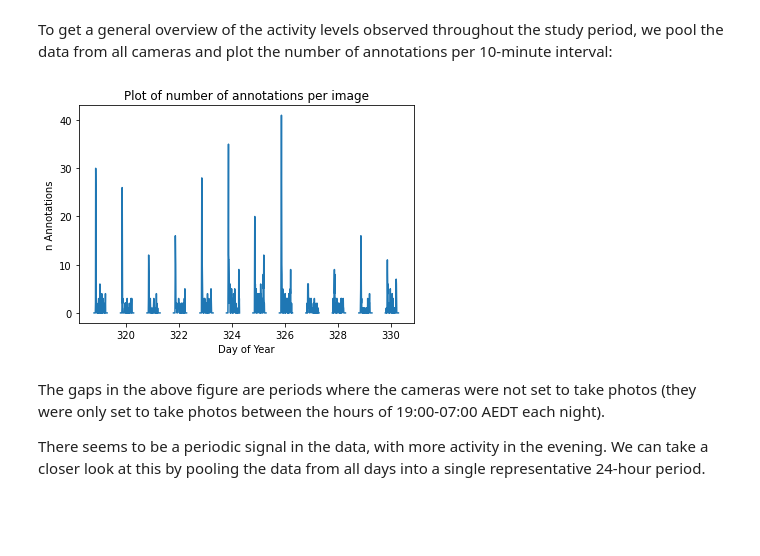
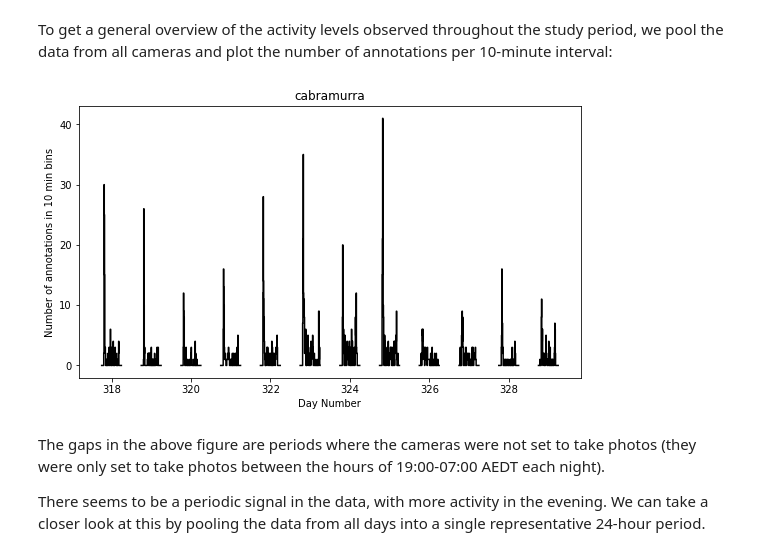
Before and after one commit to J-Wall/camfi, a Jupyter notebook: examples/activity_analysis.ipynb, the cells around one changed output. Cells and saved outputs as stored; diff of their text form; code cells hidden in the pictures; blank space fills up the shorter version.

```diff
--- a/examples/activity_analysis.ipynb
+++ b/examples/activity_analysis.ipynb
@@ -134,0 +27,7 @@ Total annotations: 1419
+# %%
+config_path = "data/cabramurra_config.json"
+
+config = CamfiConfig.parse_file(config_path)
+
+# We can print out our config using config.json()
+print(config.json(exclude_unset=True, indent=2))
@@ -135,35 +72,26 @@ Total annotations: 1419
 # %% [markdown]
 To get a general overview of the activity levels observed throughout the study period, we pool the data from all cameras and plot the number of annotations per 10-minute interval:
-# %%
-df["dayofyear"] = df["timestamp"].dt.dayofyear + \
-                  df["timestamp"].dt.hour.values / 24 + \
-                  df["timestamp"].dt.minute.values / 1440
-
-fig = plt.figure()
-ax = fig.add_subplot(
-    111,
-    title="Plot of number of annotations per image",
-    ylabel="n Annotations",
-    xlabel="Day of Year"
-)
-
-h, bx, by = np.histogram2d(
-    df["dayofyear"],
-    df["n_annotations"],
-    bins = [
-        np.arange(min(df["dayofyear"]) - 1 / 288, max(df["dayofyear"]) + 1 / 288, 1 / 144),
-        np.arange(-0.5, max(df["n_annotations"]) + 1, 1)
-    ]
-)
-
-b_midpoints = (bx[:-1] + bx[1:]) / 2
-
-n_annotations_per10min = (h * np.arange(h.shape[1]).reshape((1, h.shape[1]))).sum(axis=1)
-n_annotations_per10min[h.sum(axis=1) == 0.] = np.nan
-
-p = ax.plot(b_midpoints, n_annotations_per10min)
-# %% [output]
-[figure, removed]
+# %%
+# Setting frame of reference and
+# adding a daynumber column to df, for simpler plots
+df["daynumber"] = (
+    df["datetime_corrected"] - config.timestamp_zero
+).dt.total_seconds() / 86400
+# %%
+location_names = [location.name for location in config.place.locations]
+fig = plot_activity_levels_summaries(
+    df,
+    location_names,
+    x_column="daynumber",
+    bin_width=10 / 1440,   # 10 minutes
+    ax_kwargs=dict(
+        ylabel="Number of annotations in 10 min bins",
+        xlabel="Day Number"
+    ),
+    c="k",
+)
+# %% [output]
+[figure, added]
 # %% [markdown]
 The gaps in the above figure are periods where the cameras were not set to take photos (they were only set to take photos between the hours of 19:00-07:00 AEDT each night).
 
```
Also changed, not shown: parts of 49 cells of this notebook, 7 other files.
